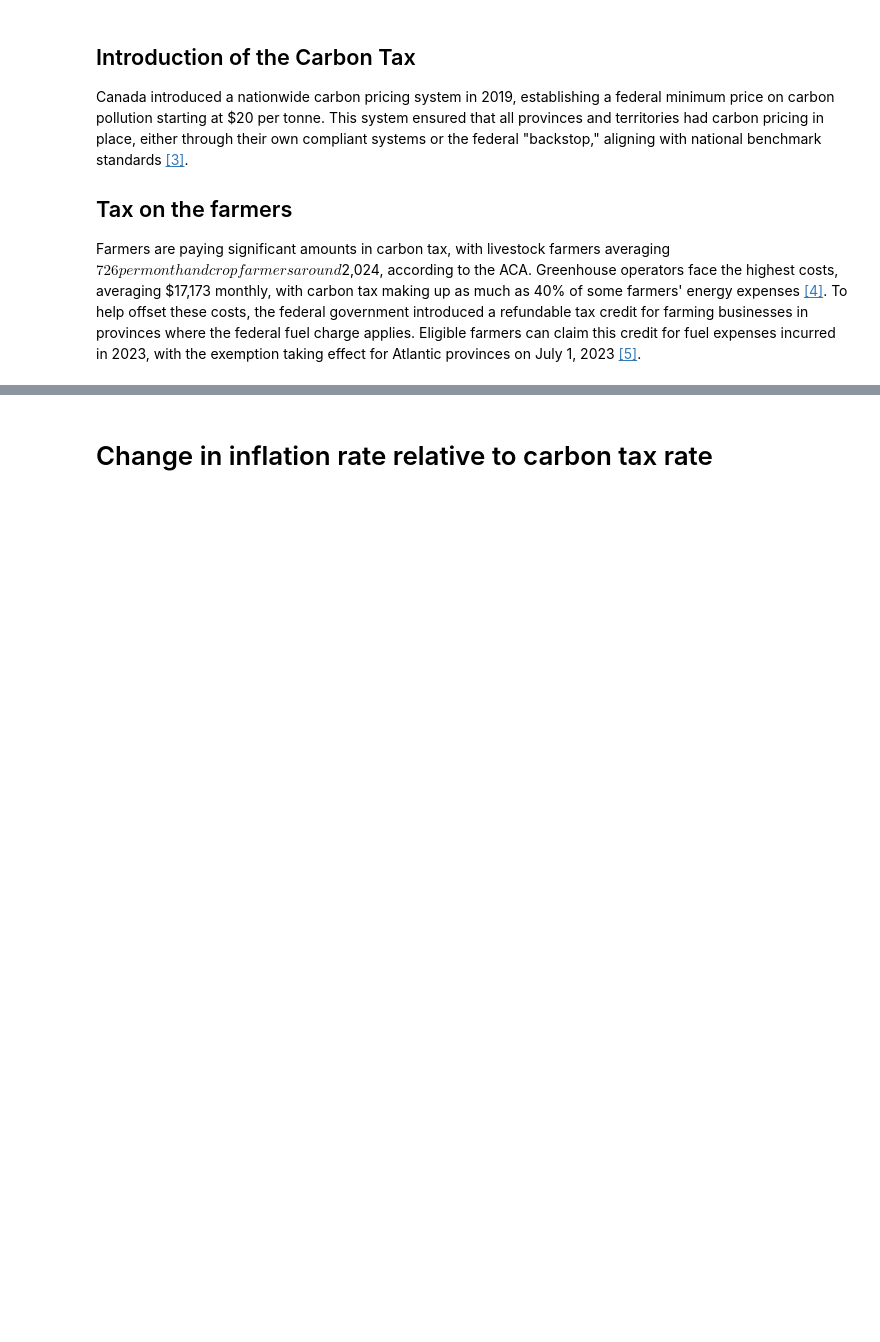
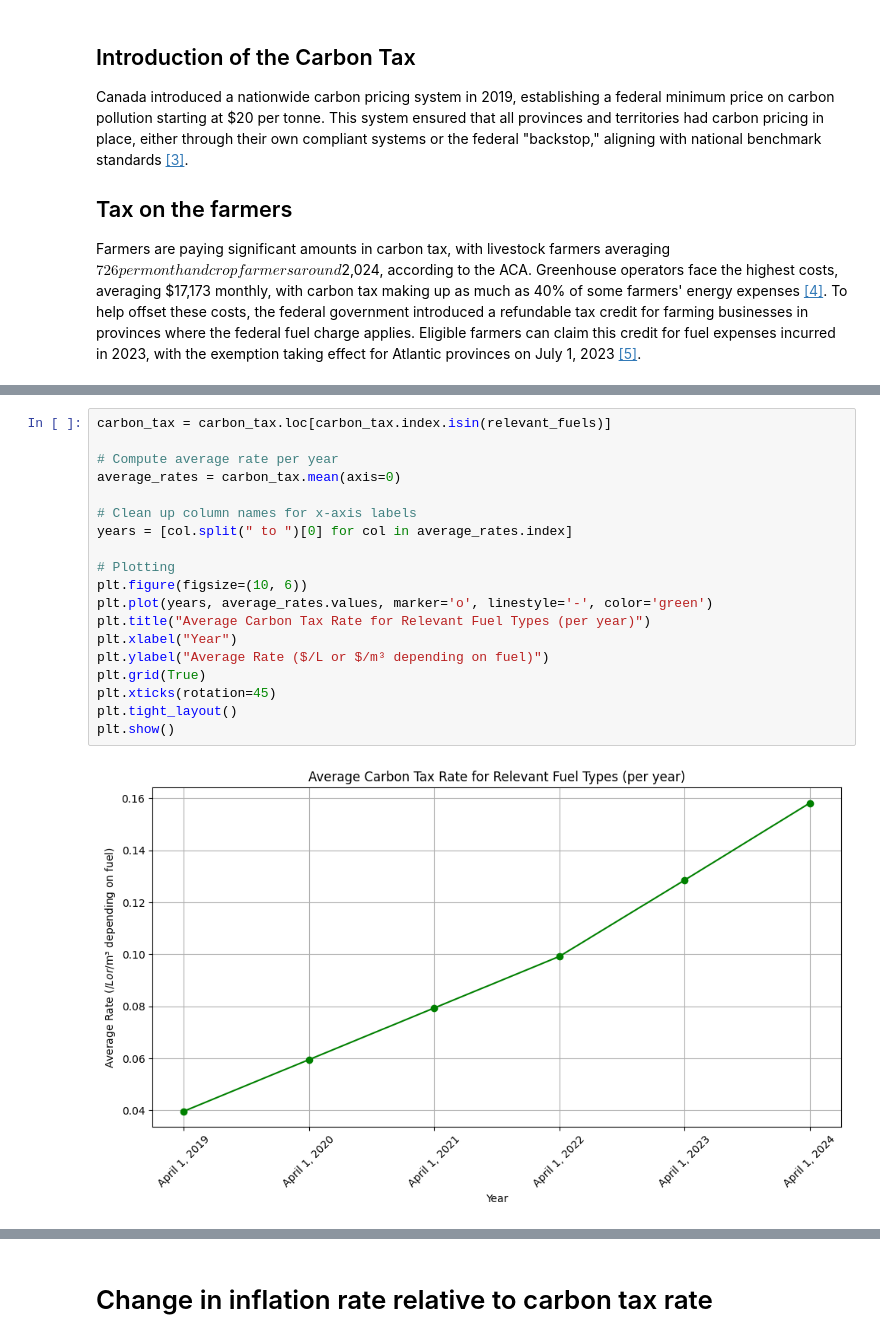
Before and after one commit to Matthew-S-Chiasson/CS2545-Analytics-on-the-price-of-Groceries-due-to-the-Carbon-Tax, a Jupyter notebook: Carbon_Tax_Data_Observations.ipynb, the cells around one changed output, grey strips where cells are left out. Cells and saved outputs as stored; diff of their text form; blank space fills up the shorter version.

```diff
--- a/Carbon_Tax_Data_Observations.ipynb
+++ b/Carbon_Tax_Data_Observations.ipynb
@@ -169,0 +189,21 @@ carbon_tax
+# %%
+carbon_tax = carbon_tax.loc[carbon_tax.index.isin(relevant_fuels)]
+
+# Compute average rate per year
+average_rates = carbon_tax.mean(axis=0)
+
+# Clean up column names for x-axis labels
+years = [col.split(" to ")[0] for col in average_rates.index]
+
+# Plotting
+plt.figure(figsize=(10, 6))
+plt.plot(years, average_rates.values, marker='o', linestyle='-', color='green')
+plt.title("Average Carbon Tax Rate for Relevant Fuel Types (per year)")
+plt.xlabel("Year")
+plt.ylabel("Average Rate ($/L or $/m³ depending on fuel)")
+plt.grid(True)
+plt.xticks(rotation=45)
+plt.tight_layout()
+plt.show()
+# %% [output]
+[figure, added]
```
Also changed, not shown: parts of 6 cells of this notebook.
